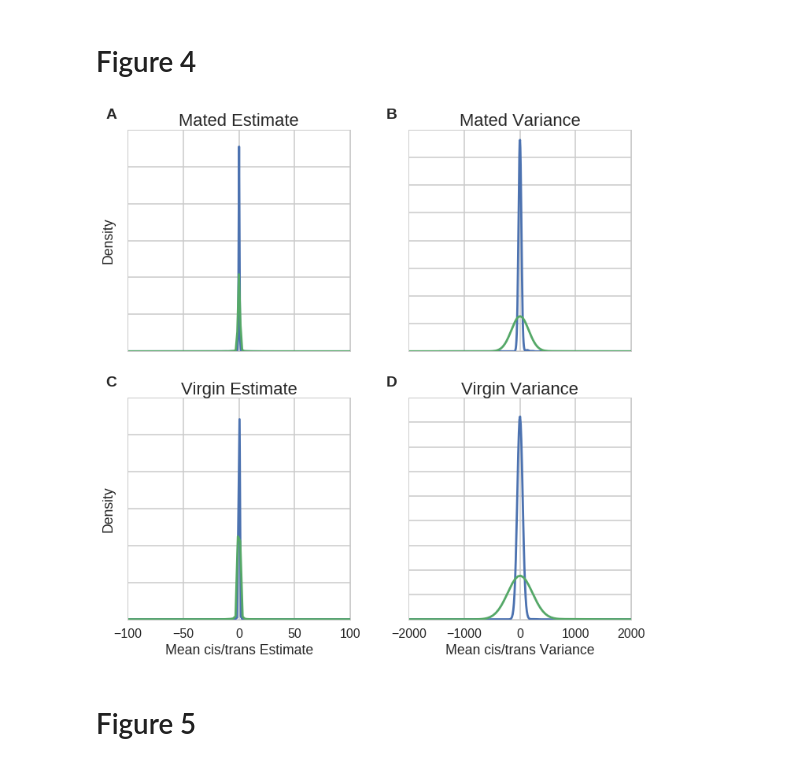
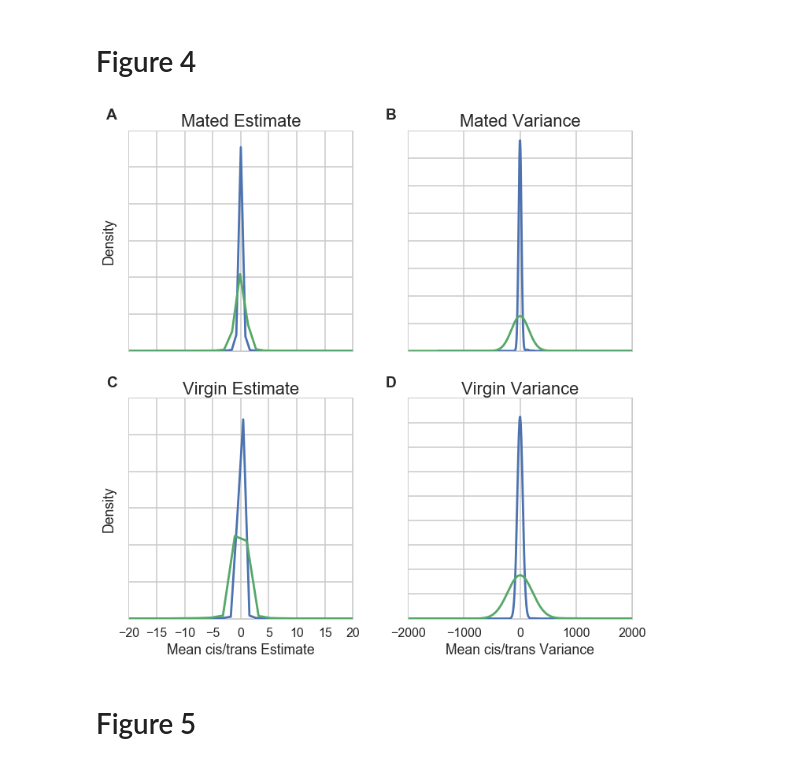
Before and after one commit to jfear/presentation_TAGC_2016, a Jupyter notebook: notebook/develop/2016-06-19_figures_for_tagc_2016.ipynb, the cells around one changed output. Drawn from its saved outputs; the diff is of its cells as text; code cells hidden in the pictures.

```diff
--- a/notebook/develop/2016-06-19_figures_for_tagc_2016.ipynb
+++ b/notebook/develop/2016-06-19_figures_for_tagc_2016.ipynb
@@ -186,7 +186,7 @@ varianceV = variance[variance.mating_status == 'V']
 fig, ((ax1, ax2), (ax3, ax4)) = plt.subplots(2, 2)
 
 ax1.set_title('Mated Estimate')
-cisM.c_i.plot(kind='kde', ax=ax1, xlim=(-100, 100), label='cis')
+cisM.c_i.plot(kind='kde', ax=ax1, xlim=(-20, 20), label='cis')
 cisM.T_i_1a.plot(kind='kde', ax=ax1, label='trans')
 
 ax2.set_title('Mated Variance')
@@ -194,39 +194,39 @@ varianceM.cis_var.plot(kind='kde', ax=ax2, xlim=(-2000, 2000), label='cis')
 varianceM.trans_var.plot(kind='kde', ax=ax2, label='trans')
 
 ax3.set_title('Virgin Estimate')
-cisV.c_i.plot(kind='kde', ax=ax3, xlim=(-100, 100), label='cis')
+cisV.c_i.plot(kind='kde', ax=ax3, xlim=(-20, 20), label='cis')
 cisV.T_i_1a.plot(kind='kde', ax=ax3, label='trans')
 
 ax4.set_title("Virgin Variance")
 varianceV.cis_var.plot(kind='kde', ax=ax4, xlim=(-2000, 2000), label='cis')
 varianceV.trans_var.plot(kind='kde', ax=ax4, label='trans')
 
 ax1.text(label_loc[0], label_loc[1], 'A', transform=ax1.transAxes, fontweight='bold')
 ax2.text(label_loc[0], label_loc[1], 'B', transform=ax2.transAxes, fontweight='bold')
 ax3.text(label_loc[0], label_loc[1], 'C', transform=ax3.transAxes, fontweight='bold')
 ax4.text(label_loc[0], label_loc[1], 'D', transform=ax4.transAxes, fontweight='bold')
 
 _ = ax1.set_xticklabels('')
 _ = ax2.set_xticklabels('')
 
 _ = ax1.set_yticklabels('')
 _ = ax2.set_yticklabels('')
 _ = ax3.set_yticklabels('')
 _ = ax4.set_yticklabels('')
 
 _ = ax2.set_xticks([-2000, -1000, 0, 1000, 2000])
 _ = ax4.set_xticks([-2000, -1000, 0, 1000, 2000])
 
 _ = ax3.set_xlabel('Mean cis/trans Estimate')
 _ = ax4.set_xlabel('Mean cis/trans Variance')
 
 _ = ax2.set_ylabel('')
 _ = ax4.set_ylabel('')
 
 plt.tight_layout(pad=2)
 plt.savefig('../../output/estimate_and_variance_distribution.eps')
 # %% [output]
-[figure, old version]
+[figure, new version]
 # %% [markdown]
 # Figure 5
 # %%
```
Also changed, not shown: parts of 1 cell of this notebook, 9 other files.
